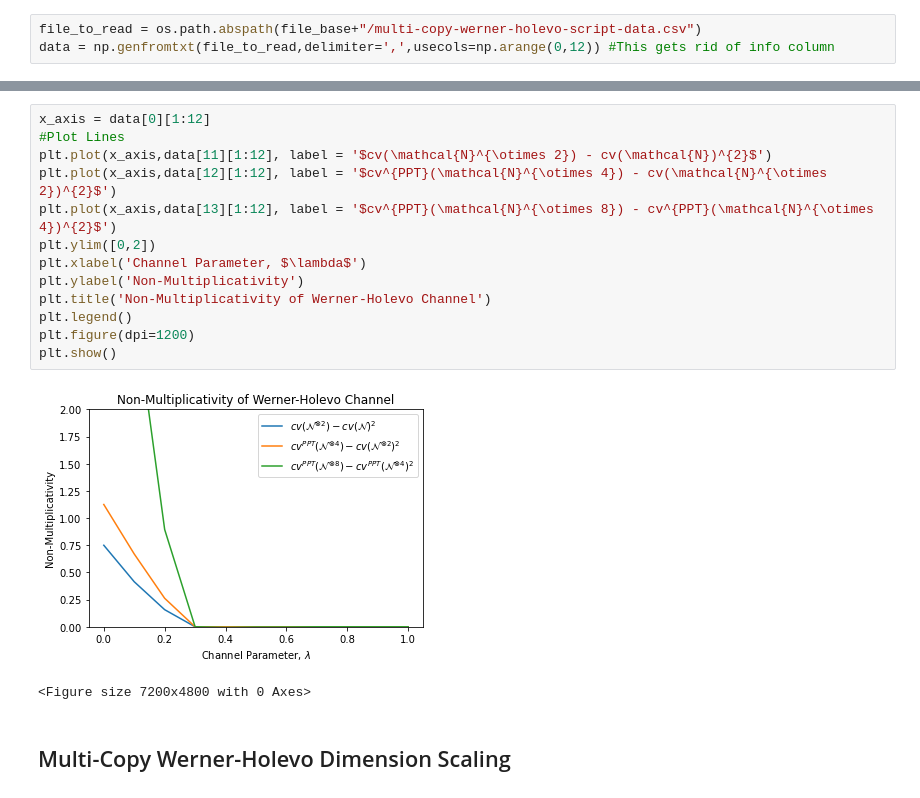
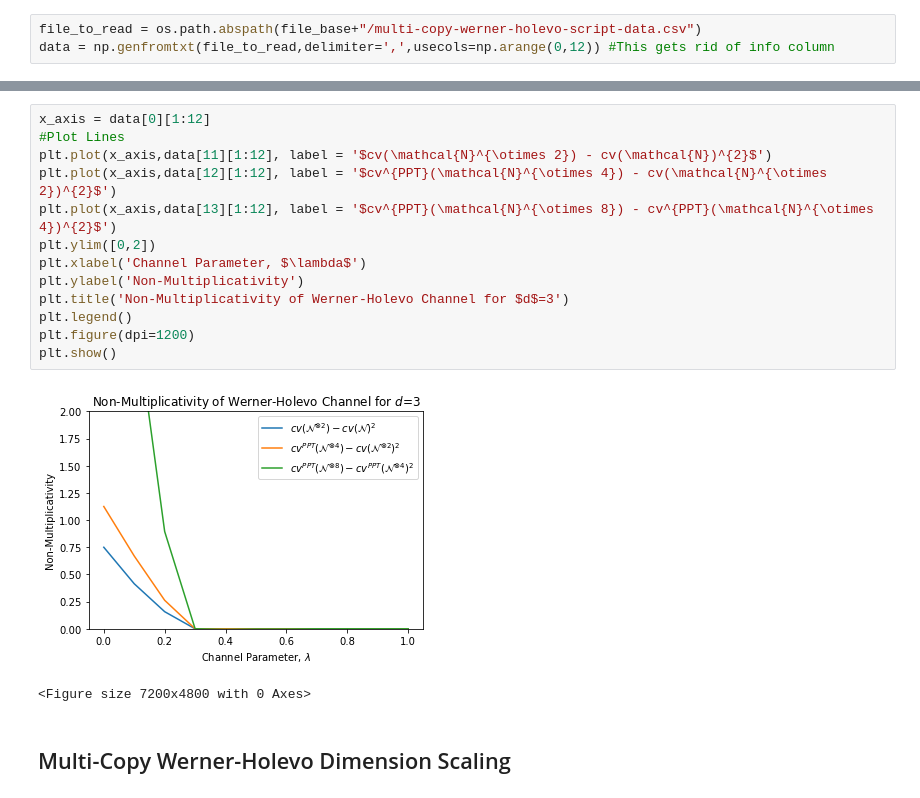
Before and after one commit to ChitambarLab/CVChannel.jl, a Jupyter notebook: notebook/n_fold_werner_holevo_plots.ipynb, the cells around one changed output, grey strips where cells are left out. Cells and saved outputs as stored; diff of their text form.

```diff
--- a/notebook/n_fold_werner_holevo_plots.ipynb
+++ b/notebook/n_fold_werner_holevo_plots.ipynb
@@ -34,18 +34,18 @@ plt.show()
 # %%
 x_axis = data[0][1:12]
 #Plot Lines
 plt.plot(x_axis,data[11][1:12], label = '$cv(\mathcal{N}^{\otimes 2}) - cv(\mathcal{N})^{2}$')
 plt.plot(x_axis,data[12][1:12], label = '$cv^{PPT}(\mathcal{N}^{\otimes 4}) - cv(\mathcal{N}^{\otimes 2})^{2}$')
 plt.plot(x_axis,data[13][1:12], label = '$cv^{PPT}(\mathcal{N}^{\otimes 8}) - cv^{PPT}(\mathcal{N}^{\otimes 4})^{2}$')
 plt.ylim([0,2])
 plt.xlabel('Channel Parameter, $\lambda$')
 plt.ylabel('Non-Multiplicativity')
-plt.title('Non-Multiplicativity of Werner-Holevo Channel')
+plt.title('Non-Multiplicativity of Werner-Holevo Channel for $d$=3')
 plt.legend()
 plt.figure(dpi=1200)
 plt.show()
 # %% [output]
-[figure, old version]
+[figure, new version]
 <Figure size 7200x4800 with 0 Axes>
 # %% [markdown]
 ## Multi-Copy Werner-Holevo Dimension Scaling
```
Also changed, not shown: parts of 1 cell of this notebook, 3 other files.
